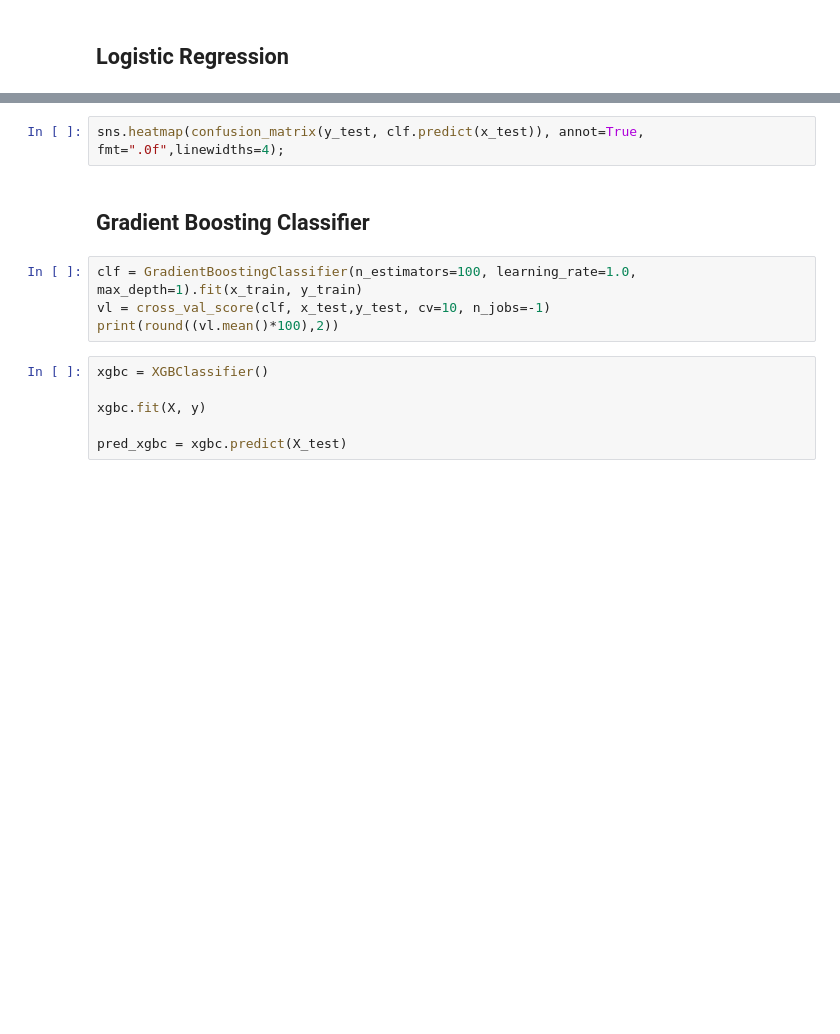
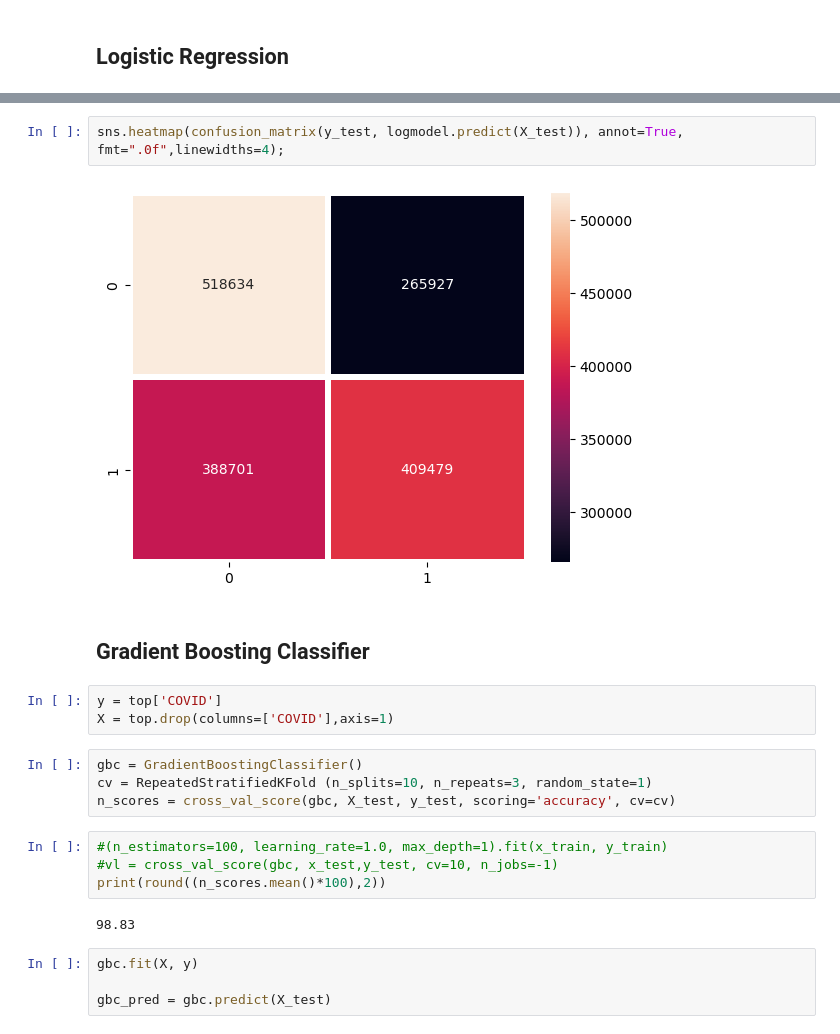
Before and after one commit to fancyfu4/SB-Data-Science, a Jupyter notebook: Data_Science_Capstone3/Modeling.ipynb, the cells around one changed output, grey strips where cells are left out. Cells and saved outputs as stored; diff of their text form; blank space fills up the shorter version.

```diff
--- a/Data_Science_Capstone3/Modeling.ipynb
+++ b/Data_Science_Capstone3/Modeling.ipynb
@@ -142,15 +176,24 @@ print("The accuracy of the Logistic Regression is %", logistic_score)
 # %%
-sns.heatmap(confusion_matrix(y_test, clf.predict(x_test)), annot=True, fmt=".0f",linewidths=4);
+sns.heatmap(confusion_matrix(y_test, logmodel.predict(X_test)), annot=True, fmt=".0f",linewidths=4);
+# %% [output]
+[figure, added]
 # %% [markdown]
 ## Gradient Boosting Classifier
-# %%
-clf = GradientBoostingClassifier(n_estimators=100, learning_rate=1.0, max_depth=1).fit(x_train, y_train)
-vl = cross_val_score(clf, x_test,y_test, cv=10, n_jobs=-1)
-print(round((vl.mean()*100),2))
+# %%
+y = top['COVID']
+X = top.drop(columns=['COVID'],axis=1)
+# %%
+gbc = GradientBoostingClassifier()
+cv = RepeatedStratifiedKFold (n_splits=10, n_repeats=3, random_state=1)
+n_scores = cross_val_score(gbc, X_test, y_test, scoring='accuracy', cv=cv)
+# %%
+#(n_estimators=100, learning_rate=1.0, max_depth=1).fit(x_train, y_train)
+#vl = cross_val_score(gbc, x_test,y_test, cv=10, n_jobs=-1)
+print(round((n_scores.mean()*100),2))
+# %% [output]
+98.83
 # %%
-xgbc = XGBClassifier()
+gbc.fit(X, y)
 
-xgbc.fit(X, y)
-
-pred_xgbc = xgbc.predict(X_test)
+gbc_pred = gbc.predict(X_test)
 # %%
```
Also changed, not shown: parts of 10 cells of this notebook.
